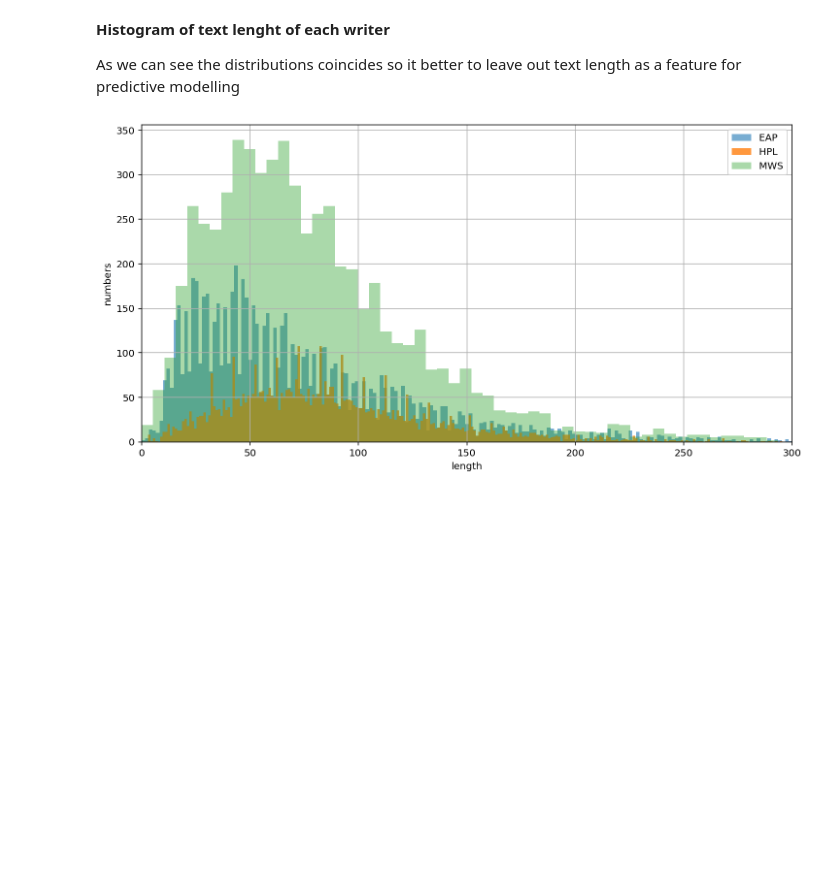
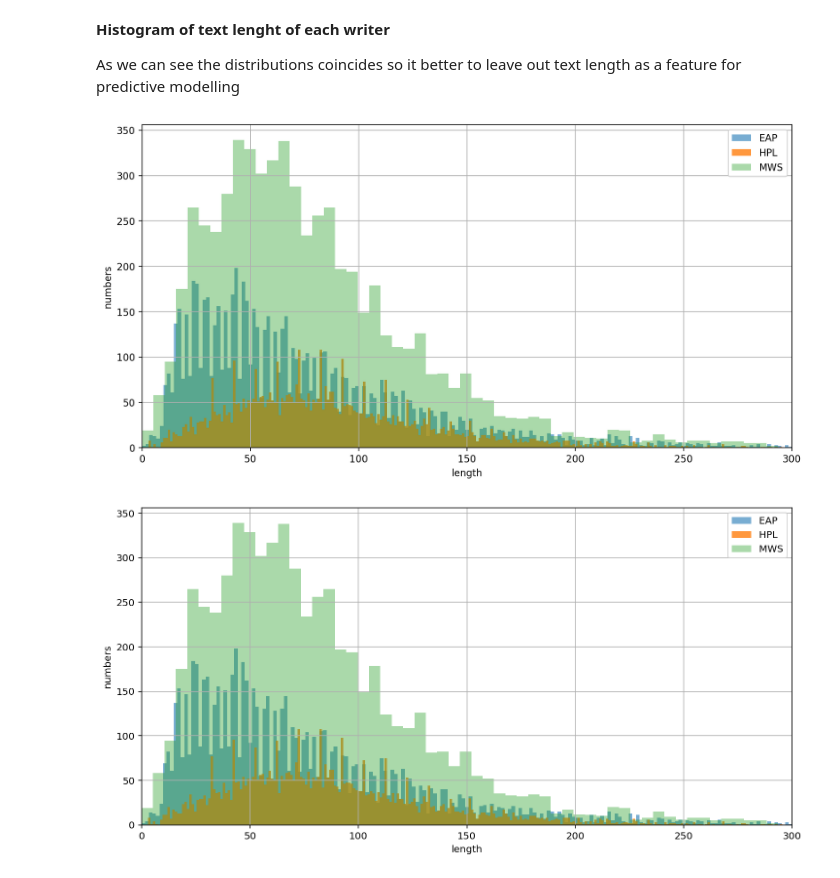
Before and after one commit to Bharatgaur/RawProjects, a Jupyter notebook: Introduction_to_NLP.ipynb, the cells around one changed output. Saved outputs shown, nothing was run; the diff lists cells and outputs as text; code cells hidden in the pictures; blank space fills up the shorter version.

```diff
--- a/Introduction_to_NLP.ipynb
+++ b/Introduction_to_NLP.ipynb
@@ -329,8 +329,8 @@ top_vacab.plot(kind = 'barh', figsize=(5,10), xlim= (25230, 25260))
 A function to return the length of text
 # %%
 def length(text):
-    '''a function which returns the length of text'''
-    return len(text)
+  ''' a function which return the length of text'''
+  return len(text)
 # %% [markdown]
 Apply the function to each example
 # %%
@@ -358,6 +383,20 @@ MWS_data = data[data['author'] == 'MWS']
 **Histogram of text lenght of  each writer**
 
 As we can see the distributions coincides so it better to leave out text length as a feature for predictive modelling
+# %%
+matplotlib.rcParams['figure.figsize'] = (12.0, 6.0)
+bins = 500
+plt.hist(EAP_data['length'], alpha = 0.6, bins=bins, label='EAP')
+plt.hist(HPL_data['length'], alpha = 0.8, bins=bins, label='HPL')
+plt.hist(MWS_data['length'], alpha = 0.4, bins=bins, label='MWS')
+plt.xlabel('length')
+plt.ylabel('numbers')
+plt.legend(loc='upper right')
+plt.xlim(0,300)
+plt.grid()
+plt.show()
+# %% [output]
+[figure, added]
 # %%
 matplotlib.rcParams['figure.figsize'] = (12.0, 6.0)
 bins = 500
```
Also changed, not shown: parts of 2 cells of this notebook.
